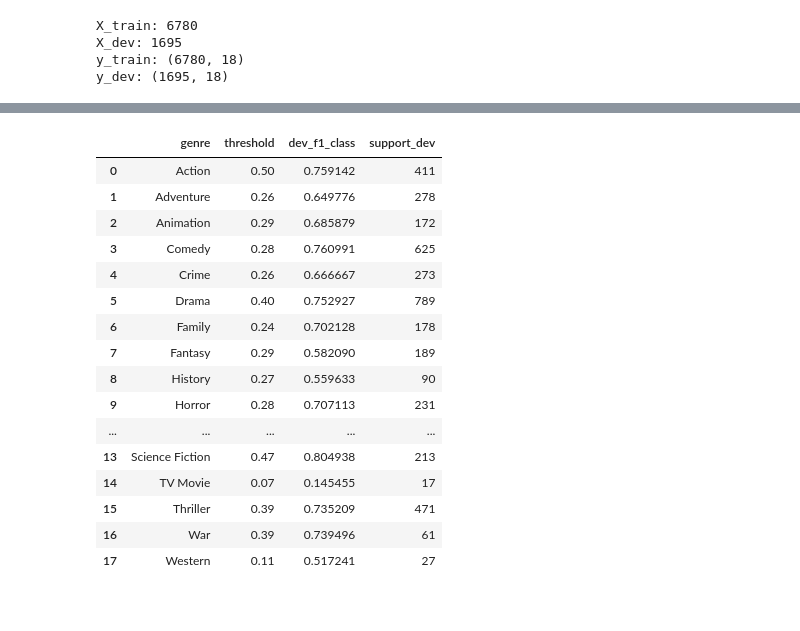
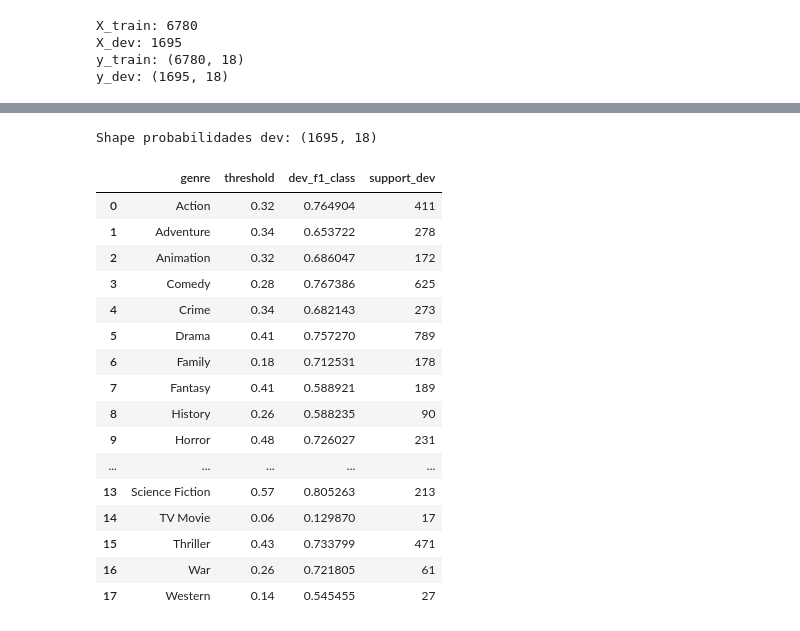
Before and after one commit to danilpzz/ILN-movie-genre-identification-task, a Jupyter notebook: ILN05_02_Transformers_RoBERTa.ipynb, the cells around one changed output, grey strips where cells are left out. Drawn from its saved outputs; the diff is of its cells as text; code cells hidden in the pictures.

```diff
--- a/ILN05_02_Transformers_RoBERTa.ipynb
+++ b/ILN05_02_Transformers_RoBERTa.ipynb
@@ -130,7 +158,7 @@ X_train, X_dev, y_train, y_dev = train_test_split(
     X,
     Y,
     test_size=0.2,
-    random_state=42
+    random_state=SEED,
 )
 
 print("X_train:", len(X_train))
@@ -330,9 +364,16 @@ print(dev_probs.shape)
 # %%
-def find_best_thresholds(y_true, y_scores, genres, thresholds=np.arange(0.05, 0.96, 0.01)):
+dev_outputs = trainer.predict(dev_dataset)
+dev_logits = dev_outputs.predictions
+dev_probs = sigmoid(dev_logits)
+
+print("Shape probabilidades dev:", dev_probs.shape)
+
+
+def find_best_thresholds(y_true, y_scores, thresholds=np.arange(0.05, 0.96, 0.01)):
     best_thresholds = []
     best_f1s = []
 
-    for j, genre in enumerate(genres):
+    for j in range(y_true.shape[1]):
         best_t = 0.5
         best_f1 = 0.0
 
@@ -348,3 +389,16 @@ def find_best_thresholds(y_true, y_scores, genres, thresholds=np.arange(0.05, 0.
         best_f1s.append(best_f1)
 
     return np.array(best_thresholds), np.array(best_f1s)
+
+
+best_thresholds_roberta, best_f1s_roberta = find_best_thresholds(y_dev, dev_probs)
+
+thresholds_roberta_df = pd.DataFrame({
+    "genre": genres,
+    "threshold": best_thresholds_roberta,
+    "dev_f1_class": best_f1s_roberta,
+    "support_dev": y_dev.sum(axis=0),
+}).sort_values("genre")
+
+display(thresholds_roberta_df)
+# %% [output]
@@ -351,33 +406,18 @@ def find_best_thresholds(y_true, y_scores, genres, thresholds=np.arange(0.05, 0.
+Shape probabilidades dev: (1695, 18)
+|  | genre | threshold | dev_f1_class | support_dev |
+| 0 | Action | 0.32 | 0.764904 | 411 |
+| 1 | Adventure | 0.34 | 0.653722 | 278 |
+| 2 | Animation | 0.32 | 0.686047 | 172 |
+| 3 | Comedy | 0.28 | 0.767386 | 625 |
+| 4 | Crime | 0.34 | 0.682143 | 273 |
+| 5 | Drama | 0.41 | 0.757270 | 789 |
+| 6 | Family | 0.18 | 0.712531 | 178 |
+| 7 | Fantasy | 0.41 | 0.588921 | 189 |
+| 8 | History | 0.26 | 0.588235 | 90 |
+| 9 | Horror | 0.48 | 0.726027 | 231 |
+| ... | ... | ... | ... | ... |
+| 13 | Science Fiction | 0.57 | 0.805263 | 213 |
+| 14 | TV Movie | 0.06 | 0.129870 | 17 |
+| 15 | Thriller | 0.43 | 0.733799 | 471 |
+| 16 | War | 0.26 | 0.721805 | 61 |
+| 17 | Western | 0.14 | 0.545455 | 27 |
-# %%
-best_thresholds_roberta, best_f1s_roberta = find_best_thresholds(
-    y_dev,
-    dev_probs,
-    genres
-)
-
-thresholds_roberta_df = pd.DataFrame({
-    "genre": genres,
-    "threshold": best_thresholds_roberta,
-    "dev_f1_class": best_f1s_roberta,
-    "support_dev": y_dev.sum(axis=0)
-}).sort_values("genre")
-
-display(thresholds_roberta_df)
-# %% [output]
-|  | genre | threshold | dev_f1_class | support_dev |
-| 0 | Action | 0.50 | 0.759142 | 411 |
-| 1 | Adventure | 0.26 | 0.649776 | 278 |
-| 2 | Animation | 0.29 | 0.685879 | 172 |
-| 3 | Comedy | 0.28 | 0.760991 | 625 |
-| 4 | Crime | 0.26 | 0.666667 | 273 |
-| 5 | Drama | 0.40 | 0.752927 | 789 |
-| 6 | Family | 0.24 | 0.702128 | 178 |
-| 7 | Fantasy | 0.29 | 0.582090 | 189 |
-| 8 | History | 0.27 | 0.559633 | 90 |
-| 9 | Horror | 0.28 | 0.707113 | 231 |
-| ... | ... | ... | ... | ... |
-| 13 | Science Fiction | 0.47 | 0.804938 | 213 |
-| 14 | TV Movie | 0.07 | 0.145455 | 17 |
-| 15 | Thriller | 0.39 | 0.735209 | 471 |
-| 16 | War | 0.39 | 0.739496 | 61 |
-| 17 | Western | 0.11 | 0.517241 | 27 |
```
Also changed, not shown: parts of 38 cells of this notebook.
